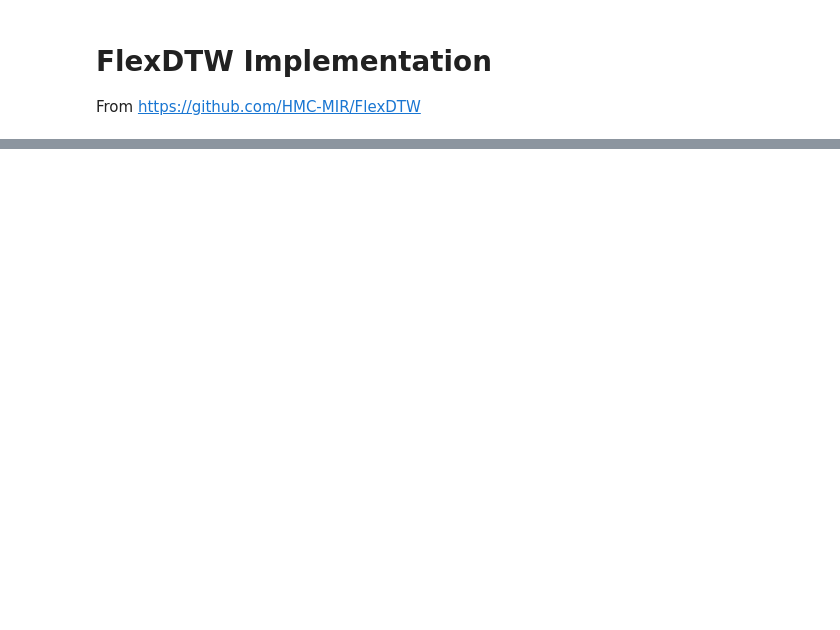
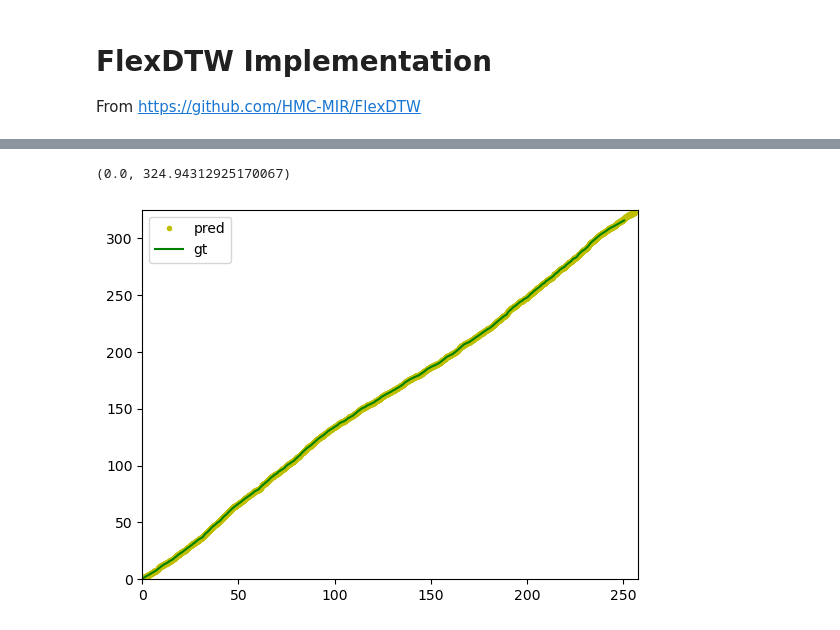
Before and after one commit to dherreravicioso/Online-DTW, a Jupyter notebook: online-dtw.ipynb, the cells around one changed output, grey strips where cells are left out. Cells and saved outputs as stored; diff of their text form; code cells hidden in the pictures; blank space fills up the shorter version.

```diff
--- a/online-dtw.ipynb
+++ b/online-dtw.ipynb
@@ -171,0 +351,9 @@ def backtrace_flexdtw(D, B, steps, rstart, cstart):
+# %%
+plt.plot(wp[0,:]*hop_sec, wp[1,:]*hop_sec, 'y.')
+plt.plot(gt1, gt2, 'g')
+plt.legend(['pred', 'gt'])
+plt.xlim([0, F_a.shape[1]*hop_sec+2])
+plt.ylim([0, F_b.shape[1]*hop_sec+2])
+# %% [output]
+(0.0, 324.94312925170067)
+[figure, added]
```
Also changed, not shown: parts of 14 cells of this notebook.
